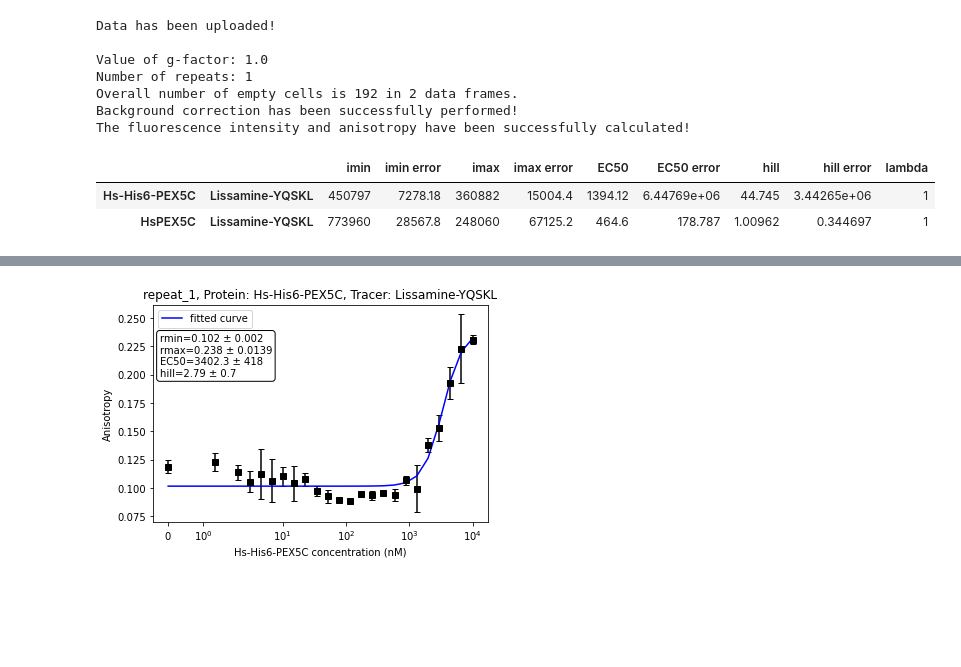
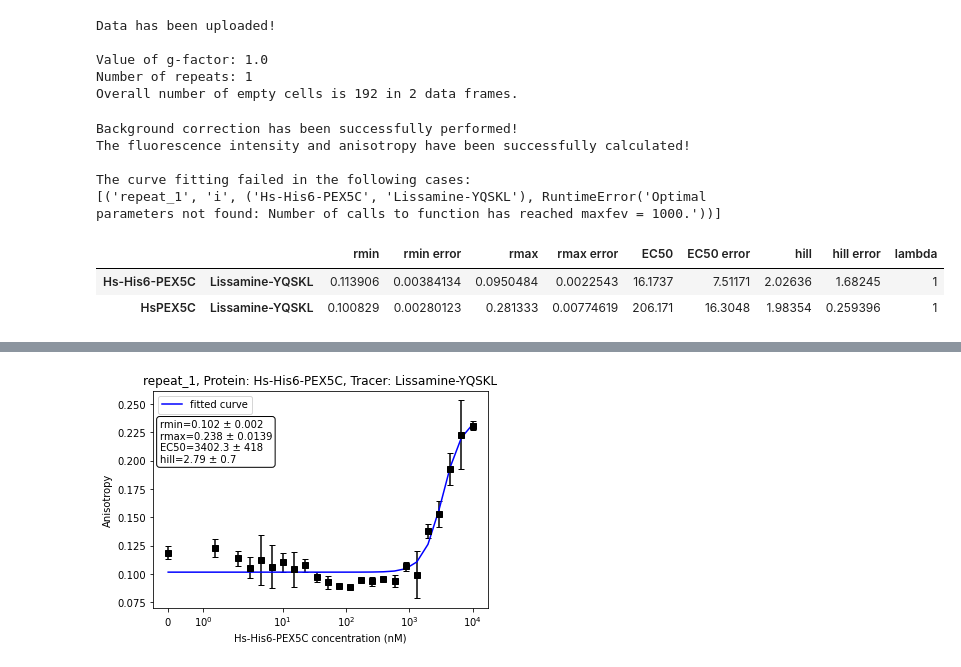
Before and after one commit to mariuszlas/Fluorescence-Anisotropy-Analysis-Development, a Jupyter notebook: fluorescenceanisotropy/fluores_anisotropy.ipynb, the cells around one changed output, grey strips where cells are left out. Saved outputs shown, nothing was run; the diff lists cells and outputs as text; code cells hidden in the pictures; blank space fills up the shorter version.

```diff
--- a/fluorescenceanisotropy/fluores_anisotropy.ipynb
+++ b/fluorescenceanisotropy/fluores_anisotropy.ipynb
@@ -811,22 +908,27 @@ class FA:
+# %%
+my_data1 = FA.read_in_envision(data_csv=HsHis6_PEX5C_vs_HsPEX5C, platemap_csv=Hs_His6_PEX5C_vs_HsPEX5C_platemap, data_type='plate', size=384)
+# %% [output]
+Data has been uploaded!
+
+Value of g-factor: 1.0
+Number of repeats: 1
+Overall number of empty cells is 192 in 2 data frames.
 # %%
-my_data1 = FA.read_in_envision(data_csv=HsHis6_PEX5C_vs_HsPEX5C, platemap_csv=Hs_His6_PEX5C_vs_HsPEX5C_platemap, data_type='plate', size=384)
 my_data1.background_correct()
 my_data1.calculate_r_i(thr=60, plot_i = False)
 my_data1.calc_data_to_fit()
 my_data1.logistic_fit_all()
 # %% [output]
-Data has been uploaded!
-
-Value of g-factor: 1.0
-Number of repeats: 1
-Overall number of empty cells is 192 in 2 data frames.
 Background correction has been successfully performed!
 The fluorescence intensity and anisotropy have been successfully calculated!
+
+The curve fitting failed in the following cases:
+[('repeat_1', 'i', ('Hs-His6-PEX5C', 'Lissamine-YQSKL'), RuntimeError('Optimal parameters not found: Number of calls to function has reached maxfev = 1000.'))]
 # %%
-my_data1.data_dict['repeat_1']['data']['i_params']
+my_data1.data_dict['repeat_1']['data']['r_params']
 # %% [output]
-|  |  | imin | imin error | imax | imax error | EC50 | EC50 error | hill | hill error | lambda |
-| Hs-His6-PEX5C | Lissamine-YQSKL | 450797 | 7278.18 | 360882 | 15004.4 | 1394.12 | 6.44769e+06 | 44.745 | 3.44265e+06 | 1 |
-| HsPEX5C | Lissamine-YQSKL | 773960 | 28567.8 | 248060 | 67125.2 | 464.6 | 178.787 | 1.00962 | 0.344697 | 1 |
+|  |  | rmin | rmin error | rmax | rmax error | EC50 | EC50 error | hill | hill error | lambda |
+| Hs-His6-PEX5C | Lissamine-YQSKL | 0.113906 | 0.00384134 | 0.0950484 | 0.0022543 | 16.1737 | 7.51171 | 2.02636 | 1.68245 | 1 |
+| HsPEX5C | Lissamine-YQSKL | 0.100829 | 0.00280123 | 0.281333 | 0.00774619 | 206.171 | 16.3048 | 1.98354 | 0.259396 | 1 |
 # %%
 my_data1.calc_lambda()
```
Also changed, not shown: parts of 19 cells of this notebook.
